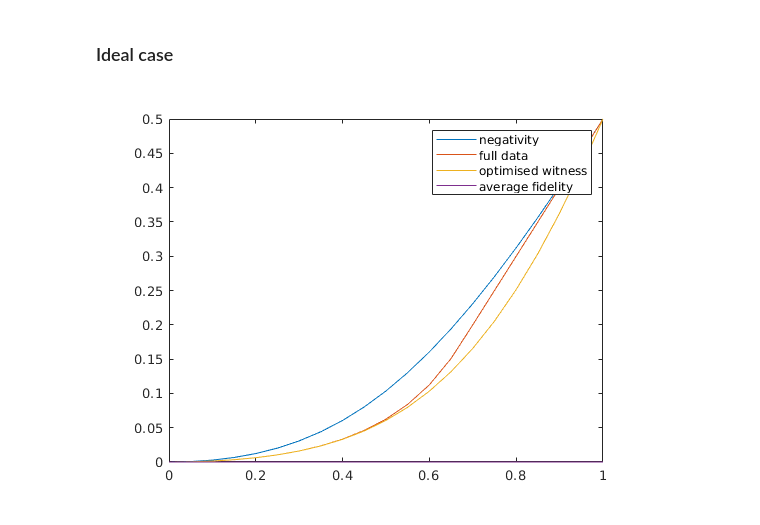
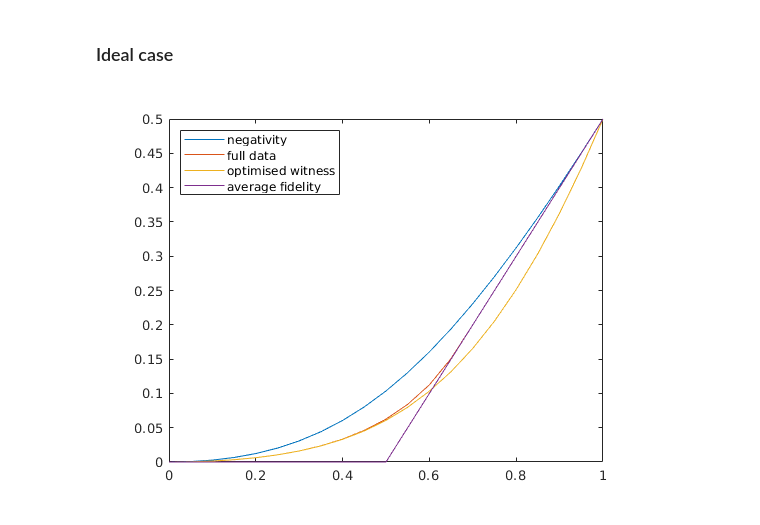
Before and after one commit to paulskrzypczyk/nonclassicalteleportation, a Jupyter notebook: Experimental nonclassical teleportation.ipynb, the cells around one changed output. Cells and saved outputs as stored; diff of their text form; code cells hidden in the pictures.

Commit message:
completed new analysis on estimating negativity

```diff
--- a/Experimental nonclassical teleportation.ipynb
+++ b/Experimental nonclassical teleportation.ipynb
@@ -125,7 +133,7 @@ sigxexp = squeeze(sigmaexp(:,:,1,:));
 # %% [markdown]
 Fix the teleportation witness, using the optimal value for $\theta$:
 # %%
-theta = atan(2*(1-2*delta)^2*nu^2*gamma/(1+nu^2)/(1-gamma));
+theta = atan(2*(1-2*delta)^2*v^2*gamma/(1+v^2)/(1-gamma));
 
 Fax = zeros(2,2,6);
 Fax(:,:,1) = -2*sin(theta)*Pauli(1);
@@ -204,7 +218,10 @@ Created file '/home/phyps/Dropbox/Shared Folders/Steering and teleportation/expe
 # %%
 clear
 
-omegax = zeros(2,2,6);
+% states to be teleported:
+
+ma = 6;
+omegax = zeros(2,2,ma);
 
 omegax(:,:,1) = 1/2*(eye(2) + Pauli(1));
 omegax(:,:,2) = 1/2*(eye(2) - Pauli(1));
@@ -213,23 +230,29 @@ omegax(:,:,4) = 1/2*(eye(2) - Pauli(2));
 omegax(:,:,5) = 1/2*(eye(2) + Pauli(3));
 omegax(:,:,6) = 1/2*(eye(2) - Pauli(3));
 
-Gax = zeros(2,2,2,6);
-Gax(:,:,1,1) = 1/6*(eye(2) + Pauli(1))/2;
-Gax(:,:,1,2) = 1/6*(eye(2) - Pauli(1))/2;
-Gax(:,:,1,3) = 1/6*(eye(2) + Pauli(2))/2;
-Gax(:,:,1,4) = 1/6*(eye(2) - Pauli(2))/2;
-Gax(:,:,1,5) = 1/6*(eye(2) + Pauli(3))/2;
-Gax(:,:,1,6) = 1/6*(eye(2) - Pauli(3))/2;
-
+% shared state definitions:
 
 psim = [0 1 -1 0]'/sqrt(2);
 psip = [0 1 1 0]'/sqrt(2);
+psi11 = [0 0 0 1]';
 
-psi11 = [0 0 0 1]';
+% joint measurements:
 
 Ma = zeros(4,4,2);
 Ma(:,:,1) = psim*psim';
 Ma(:,:,2) = eye(4) - Ma(:,:,1);
+
+[~,~,oa,~] = size(Ma);
+
+% Witness operators for average fidelity of teleportation.
+% We need beta < 0 when there is teleportation, i.e. 2/3 - f_tel
+
+Gax = zeros(2,2,oa,6);
+for x = 1:ma
+    Gax(:,:,1,x) = 1/ma*(8/3*eye(2) - 4*omegax(:,:,x));
+end
+
+% plot the graph:
 
 npoints = 21;
 gammav = linspace(0,1,npoints);
@@ -245,38 +268,38 @@ for i = 1:npoints
     Nv(i) = Negativity(rho);
 
     sigma = genTeleportationData(rho,Ma,omegax);
 
-    theta = atan(gamma/(1-gamma));
+    theta = atan(gamma/(1-gamma)); % optival value of theta for maximum violation
 
-    Fax = zeros(2,2,2,6);
+    Fax = zeros(2,2,oa,6);
     Fax(:,:,1,1) = -2*sin(theta)*Pauli(1);
     Fax(:,:,1,2) = +2*sin(theta)*Pauli(1);
     Fax(:,:,1,3) = -2*sin(theta)*Pauli(2);
     Fax(:,:,1,4) = +2*sin(theta)*Pauli(2);
     Fax(:,:,1,5) = 2*(1-cos(theta))*(eye(2) - Pauli(3));
     Fax(:,:,1,6) = 2*(1+cos(theta))*(eye(2) + Pauli(3));
 
     betaobs = 0;
-    for x = 1:6
-        for a = 1:2
+    for x = 1:ma
+        for a = 1:oa
             betaobs = betaobs + trace(Fax(:,:,a,x)*sigma(:,:,a,x));
         end
     end
 
     betaobsAF = 0;
-    for x = 1:6
-        for a = 1:2
+    for x = 1:ma
+        for a = 1:oa
             betaobsAF = betaobsAF + trace(Gax(:,:,a,x)*sigma(:,:,a,x));
         end
     end
 
     TNWv(i) = teleportationNegativityWitness(Fax,betaobs,omegax);
     TNWAFv(i) = teleportationNegativityWitness(Gax,betaobsAF,omegax);
     TNv(i) = teleportationNegativity(sigma,omegax);
 
 end
 
 plot(gammav,Nv,gammav,TNv,gammav,TNWv,gammav,TNWAFv)
-legend('negativity','full data','optimised witness','average fidelity')
+legend('negativity','full data','optimised witness','average fidelity','Location','northwest')
 # %% [output]
-[figure, old version]
+[figure, new version]
```
Also changed, not shown: parts of 24 cells of this notebook.
